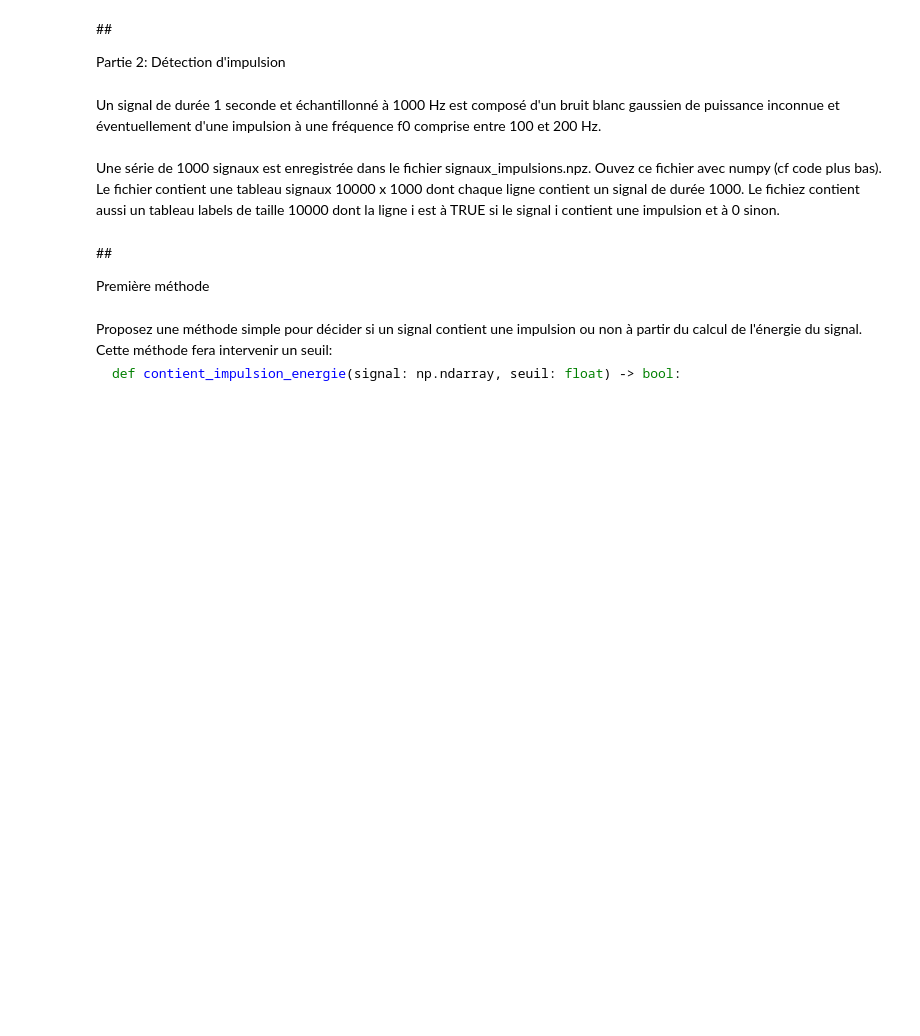
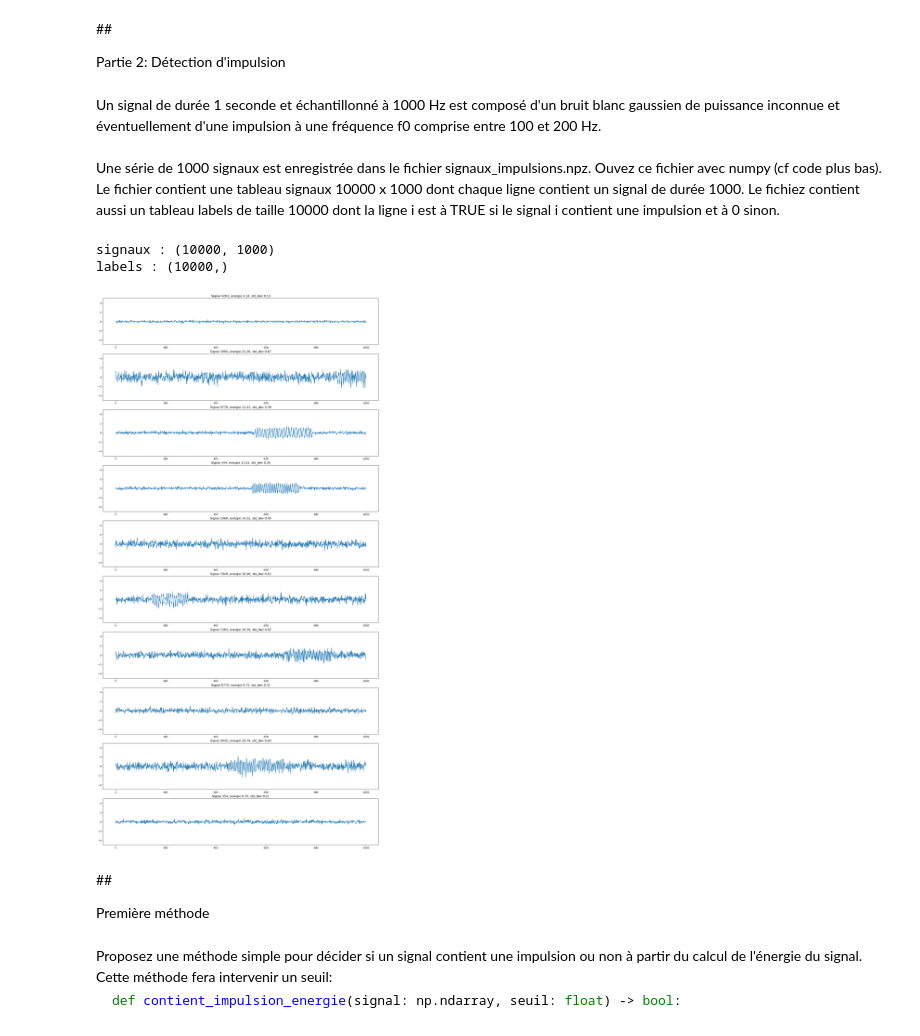
Before and after one commit to BenjaminDeporte/MVA, a Jupyter notebook: DLTS/Deporte_dlts-tp1.ipynb, the cells around one changed output. Saved outputs shown, nothing was run; the diff lists cells and outputs as text; code cells hidden in the pictures; blank space fills up the shorter version.

```diff
--- a/DLTS/Deporte_dlts-tp1.ipynb
+++ b/DLTS/Deporte_dlts-tp1.ipynb
@@ -442,9 +450,35 @@ Ouvez ce fichier avec numpy (cf code plus bas). Le fichier contient une tableau
 
 </div>
 # %%
-donnees = np.load('signaux_impulsions.npz')
-signaux = donnees['signaux']
-labels = donnees['labels']
+filename = '/home/benjamin/Folders_Python/MVA/DLTS/data/signaux_impulsions.npz'
+
+with open(filename,'rb') as f:
+    donnees = np.load(f)
+    signaux = donnees['data']
+    labels = donnees['labels']
+
+print(f'signaux : {signaux.shape}')
+print(f'labels : {labels.shape}')
+# %% [output]
+signaux : (10000, 1000)
+labels : (10000,)
+# %%
+# looking at the signals
+
+N = 10
+fig, axs = plt.subplots(nrows=N,figsize=(20,40))
+
+idx = list(np.random.choice(10000,N))
+for i,id in enumerate(idx):
+    axs[i].plot(signaux[id])
+    nrj = np.linalg.norm(signaux[id])
+    std_dev = np.std(signaux[id])
+    axs[i].set_title(f'Signal {id}, energie {nrj:.2f}, std_dev {std_dev:.2f}')
+    axs[i].set_ylim(bottom=-5, top=5)
+
+plt.show()
+# %% [output]
+[figure, added]
 # %% [markdown]
 ## <div class=consignes> Première méthode </div>
 # %% [markdown]
```
Also changed, not shown: parts of 6 cells of this notebook.
